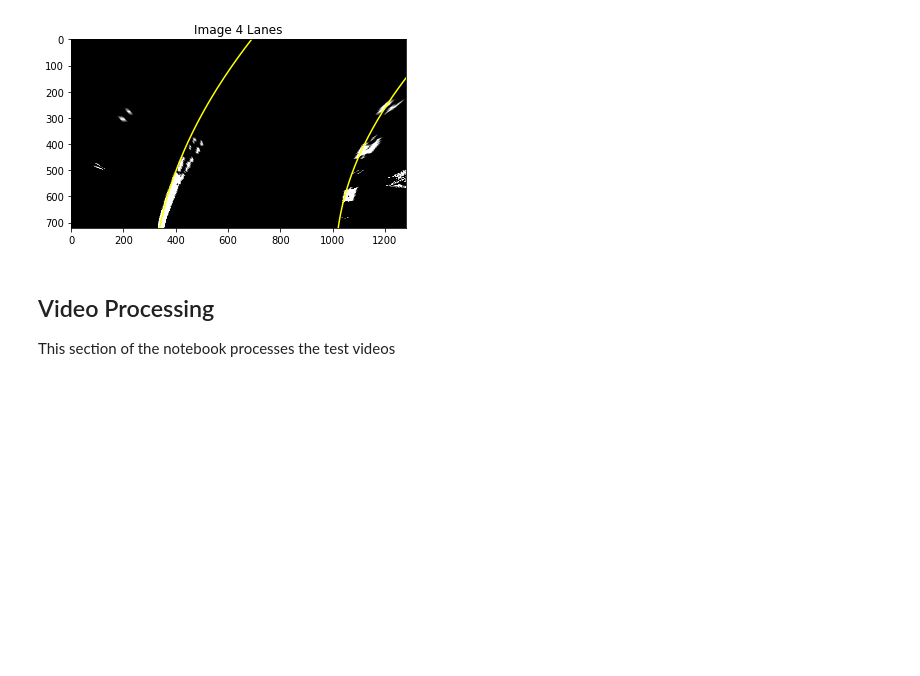
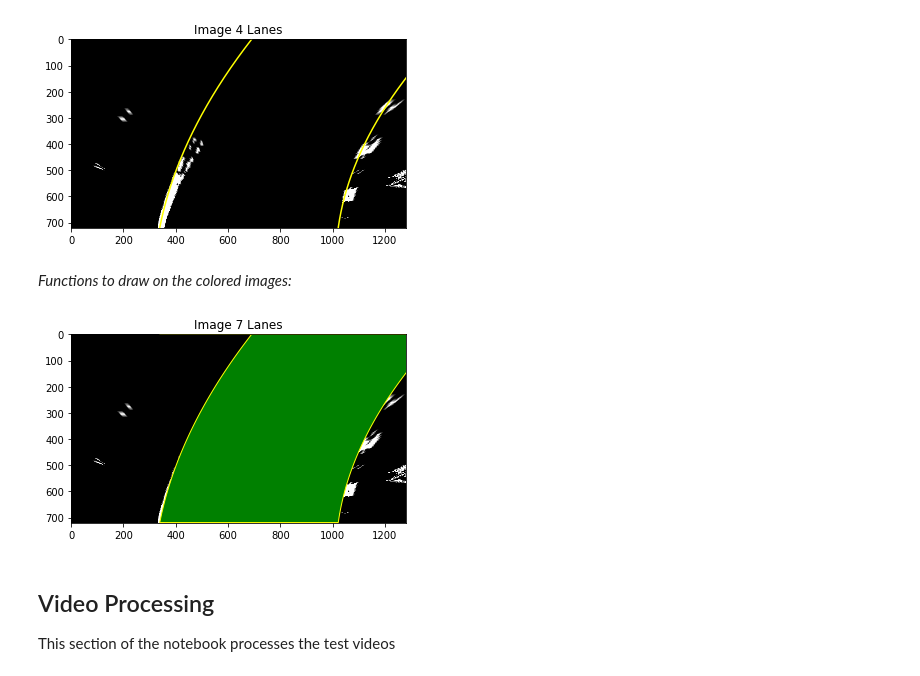
Before and after one commit to Merberg/CarND-Advanced-Lane-Lines, a Jupyter notebook: AdvancedLaneFinding.ipynb, the cells around one changed output. Drawn from its saved outputs; the diff is of its cells as text; code cells hidden in the pictures; blank space fills up the shorter version.

Commit message:
drawing lanes

```diff
--- a/AdvancedLaneFinding.ipynb
+++ b/AdvancedLaneFinding.ipynb
@@ -605,20 +610,20 @@ class LaneLine():
 # %%
 xLeftStart, xRightStart = findLaneStarts(testBirdsEye[0])
 
-leftLane = LaneLine(xLeftStart, True)
-rightLane = LaneLine(xRightStart, False)
+testLeftLane = LaneLine(xLeftStart, True)
+testRightLane = LaneLine(xRightStart, False)
 
 track = [0,1,2,4]
 for idx, img in enumerate(testBirdsEye):
     if idx in track:
         print("****Image {}****".format(idx))
-        leftLane.findInImage(img)
-        rightLane.findInImage(img)
-        leftLane.adjust(rightLane)
-        rightLane.adjust(leftLane)
+        testLeftLane.findInImage(img)
+        testRightLane.findInImage(img)
+        testLeftLane.adjust(testRightLane)
+        testRightLane.adjust(testLeftLane)
         print()
 
-        plotWithSecondOrder(img, leftLane.coeff, rightLane.coeff,
+        plotWithSecondOrder(img, testLeftLane.coeff, testRightLane.coeff,
                             "Image {} Lanes".format(idx))
 # %% [output]
 ****Image 0****
@@ -648,6 +653,39 @@ Lane Right
         Detected
 Adjust Left
 [figure]
+# %% [markdown]
+_Functions to draw on the colored images:_
+# %%
+def overlayWithSecondOrderFilled(baseImg, overlayImg, leftCoeff, rightCoeff, title, cmap):
+    xL, xR, y = plotCreateSecondOrderXY(overlayImg.shape[0], leftCoeff, rightCoeff)
+
+    fig, ax = plt.subplots()
+    plt.imshow(overlayImg, cmap=cmap)
+
+    L = leftCoeff[0]*img.shape[0]**2 + leftCoeff[1]*img.shape[0] + leftCoeff[2]
+    R = rightCoeff[0]*img.shape[0]**2 + rightCoeff[1]*img.shape[0] + rightCoeff[2]
+
+    verts = [(L,0)] + list(zip(xL, y)) + list(zip(reversed(xR), reversed(y))) + [(R,0)]
+    poly = patches.Polygon(verts, facecolor='green', edgecolor='yellow')
+    ax.add_patch(poly)
+
+    plt.ylim(overlayImg.shape[0], 0)
+    plt.xlim(0, overlayImg.shape[1])
+    plt.title(title)
+    plt.show()
+    return
+
+testLastImage = testBirdsEye[4]
+testLastColor = testUndistorteds[4]
+birdsEyeZero = np.zeros_like(testLastImage).astype(np.uint8)
+birdsEyeColor = np.dstack((birdsEyeZero, birdsEyeZero, birdsEyeZero))
+
+
+overlayWithSecondOrderFilled(testLastColor, testLastImage,
+                             testLeftLane.coeff, testRightLane.coeff,
+                             "Image {} Lanes".format(idx), 'gray')
+# %% [output]
+[figure, added]
 # %% [markdown]
 ## Video Processing ##
 
```
Also changed, not shown: parts of 4 cells of this notebook.
